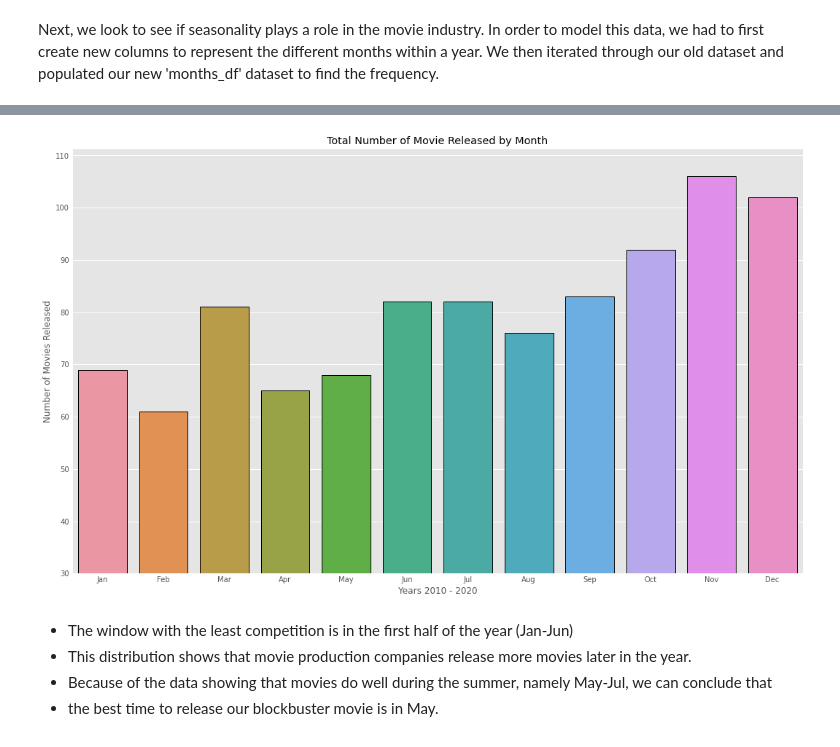
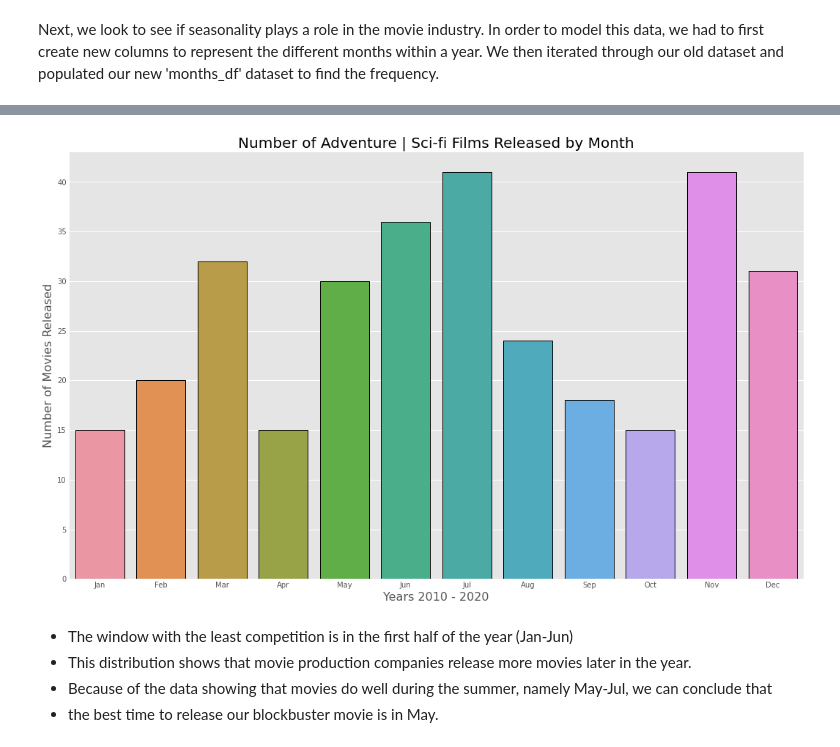
Before and after one commit to 281clo/microsoft-movie-analysis, a Jupyter notebook: Index.ipynb, the cells around one changed output, grey strips where cells are left out. Cells and saved outputs as stored; diff of their text form; code cells hidden in the pictures.

```diff
--- a/Index.ipynb
+++ b/Index.ipynb
@@ -782,17 +772,21 @@ y = [69, 61, 81, 65, 68, 82, 82, 76, 83, 92, 106, 102]
+# %%
+# Initialize y for graph
+#y = [*here*]
+y = [15, 20, 32, 15, 30, 36, 41, 24, 18, 15, 41, 31]
 # %%
 # Back to working with master dataframe 'BigFrame'
 # Plot the total number of movies released each month
 # Set y = 20 so graph is better represented
 plt.style.use('ggplot')
 fig, ax = plt.subplots(figsize = (16, 10))
 x = months
 sns.barplot(x=x, y=y, edgecolor = 'black', linewidth=1);
-ax.set_ylim(bottom=30)
-ax.set_title('Total Number of Movie Released by Month')
-ax.set_xlabel('Years 2010 - 2020')
-ax.set_ylabel('Number of Movies Released');
+#ax.set_ylim(bottom=30)
+ax.set_title('Number of Adventure | Sci-fi Films Released by Month', fontsize = 20)
+ax.set_xlabel('Years 2010 - 2020', fontsize = 16)
+ax.set_ylabel('Number of Movies Released', fontsize = 16);
 # %% [output]
-[figure, old version]
+[figure, new version]
 # %% [markdown]
 * The window with the least competition is in the first half of the year (Jan-Jun)
 * This distribution shows that movie production companies release more movies later in the year.
```
Also changed, not shown: parts of 13 cells of this notebook.
